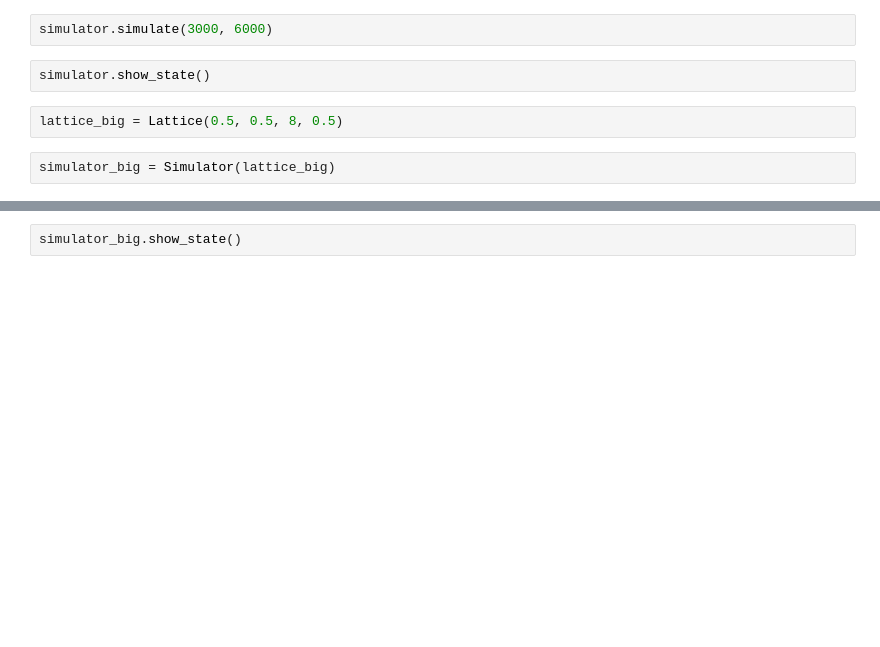
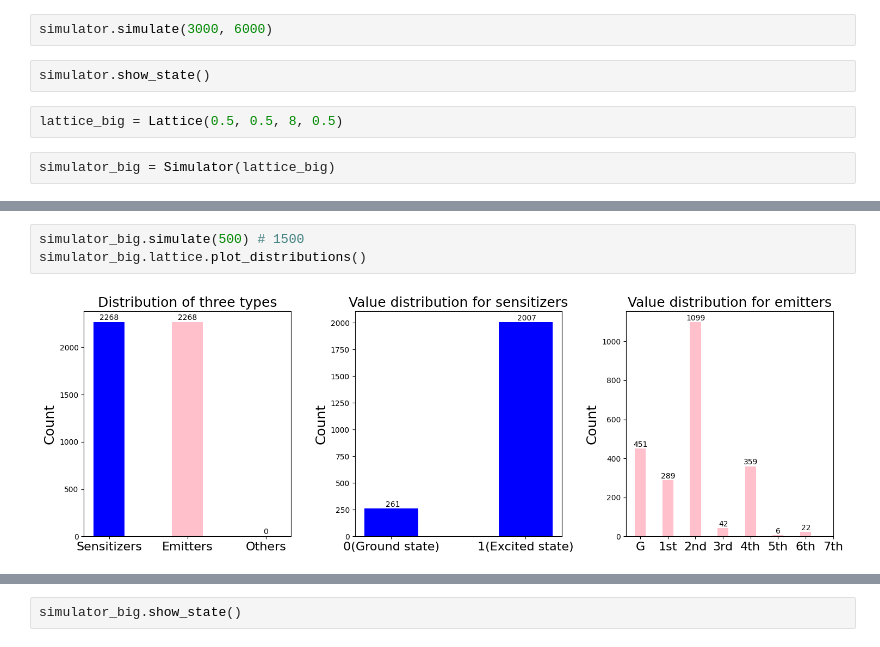
Before and after one commit to yzheng0331/ODE-coefs, a Jupyter notebook: MC/mc1.ipynb, the cells around one changed output, grey strips where cells are left out. Drawn from its saved outputs; the diff is of its cells as text; blank space fills up the shorter version.

```diff
--- a/MC/mc1.ipynb
+++ b/MC/mc1.ipynb
@@ -28,0 +39,5 @@ simulator_big.simulate(3000, 6000)
+# %%
+simulator_big.simulate(500) # 1500
+simulator_big.lattice.plot_distributions()
+# %% [output]
+[figure, added]
```
Also changed, not shown: parts of 11 cells of this notebook, 3 other files.
